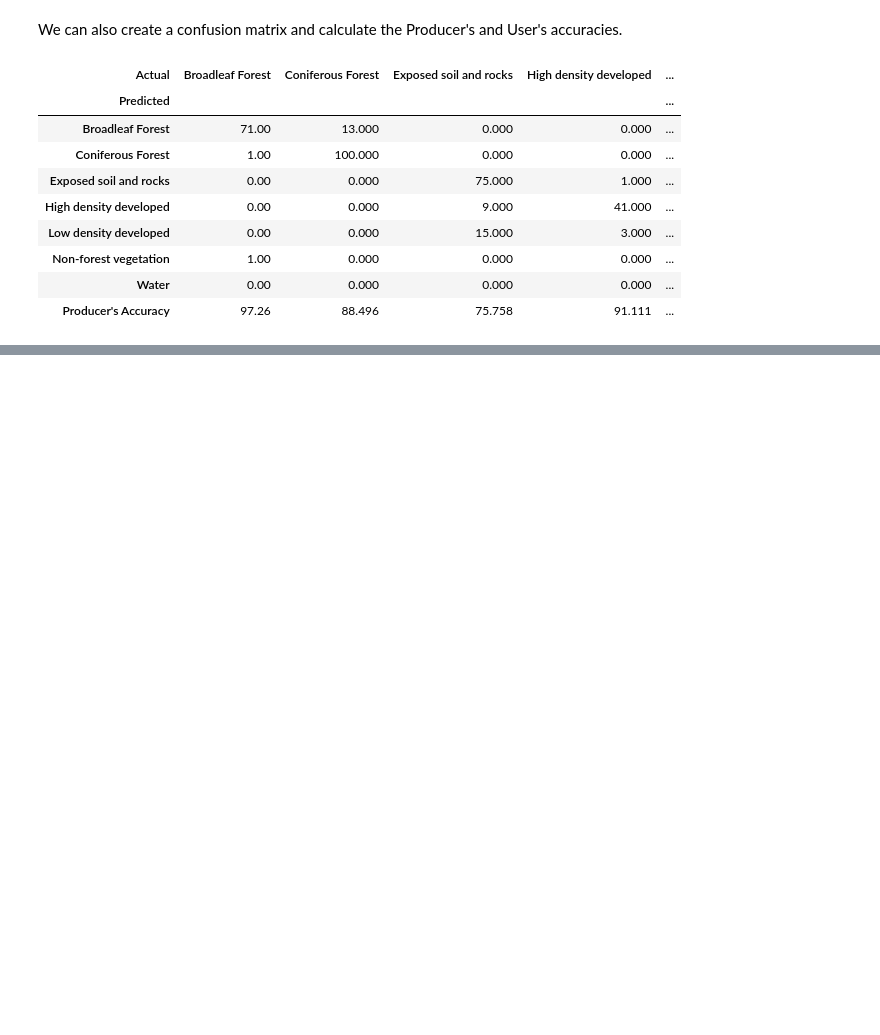
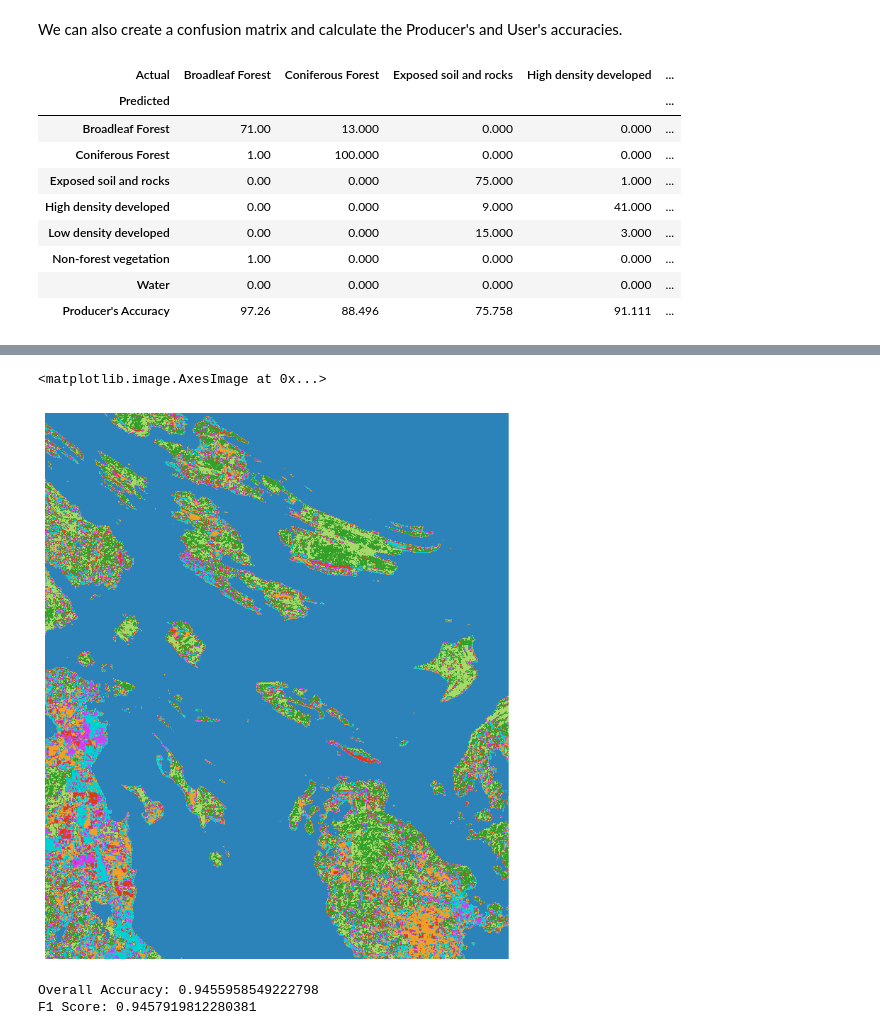
Before and after one commit to ubc-mgem-fcor599/FCOR-599-Workshops, a Jupyter notebook: CodingCrossover/scripts/supervised_classification.ipynb, the cells around one changed output, grey strips where cells are left out. Drawn from its saved outputs; the diff is of its cells as text; code cells hidden in the pictures; blank space fills up the shorter version.

```diff
--- a/CodingCrossover/scripts/supervised_classification.ipynb
+++ b/CodingCrossover/scripts/supervised_classification.ipynb
@@ -270,0 +476,28 @@ conf_matrix_df
+# %%
+# Train Multi-Layer Perceptron Classifier
+mlp_classifier = MLPClassifier(
+    hidden_layer_sizes=(100, 50, 25),  # Three hidden layer with 100, 50, and 25 neurons
+    activation='relu',         # Activation function for hidden layers
+    solver='adam',             # Optimization algorithm
+    max_iter=300,              # Maximum number of iterations
+    random_state=42
+)
+mlp_classifier.fit(x_train, y_train)  # fit/train model to training data
+
+# Classify entier raster
+predicted = mlp_classifier.predict(flattened_raster)  # predict class to each pixel
+classified_raster = predicted.reshape(
+    H, W
+)  # reshape prediction from flattened raster to original dimensions
+# %%
+# Set appropriate colours for each class
+colors = ["#A6D96A", "#33A02C", "#DE3B13", "#D63CF1", "#00D2D2", "#F1A026", "#2B83BA"]
+cmap = ListedColormap(colors)
+
+# Plot classified image
+plt.figure(figsize=(10, 10))  # initialize figure and set size
+plt.axis("off")  # turn axis off for visualization
+plt.imshow(classified_raster, cmap=cmap)  # plot classified raster with defined colours
+# %% [output]
+<matplotlib.image.AxesImage at 0x...>
+[figure, added]
@@ -270,0 +527,8 @@ conf_matrix_df
+# %%
+# Calculate accuracy metrics and print values
+oa = accuracy_score(true_classes, predicted_classes)  # overall accuracy
+f1 = f1_score(true_classes, predicted_classes, average="weighted")  # f1 score
+print(f"Overall Accuracy: {oa}\nF1 Score: {f1}")
+# %% [output]
+Overall Accuracy: 0.9455958549222798
+F1 Score: 0.9457919812280381
```
Also changed, not shown: parts of 15 cells of this notebook, 1 other file.
